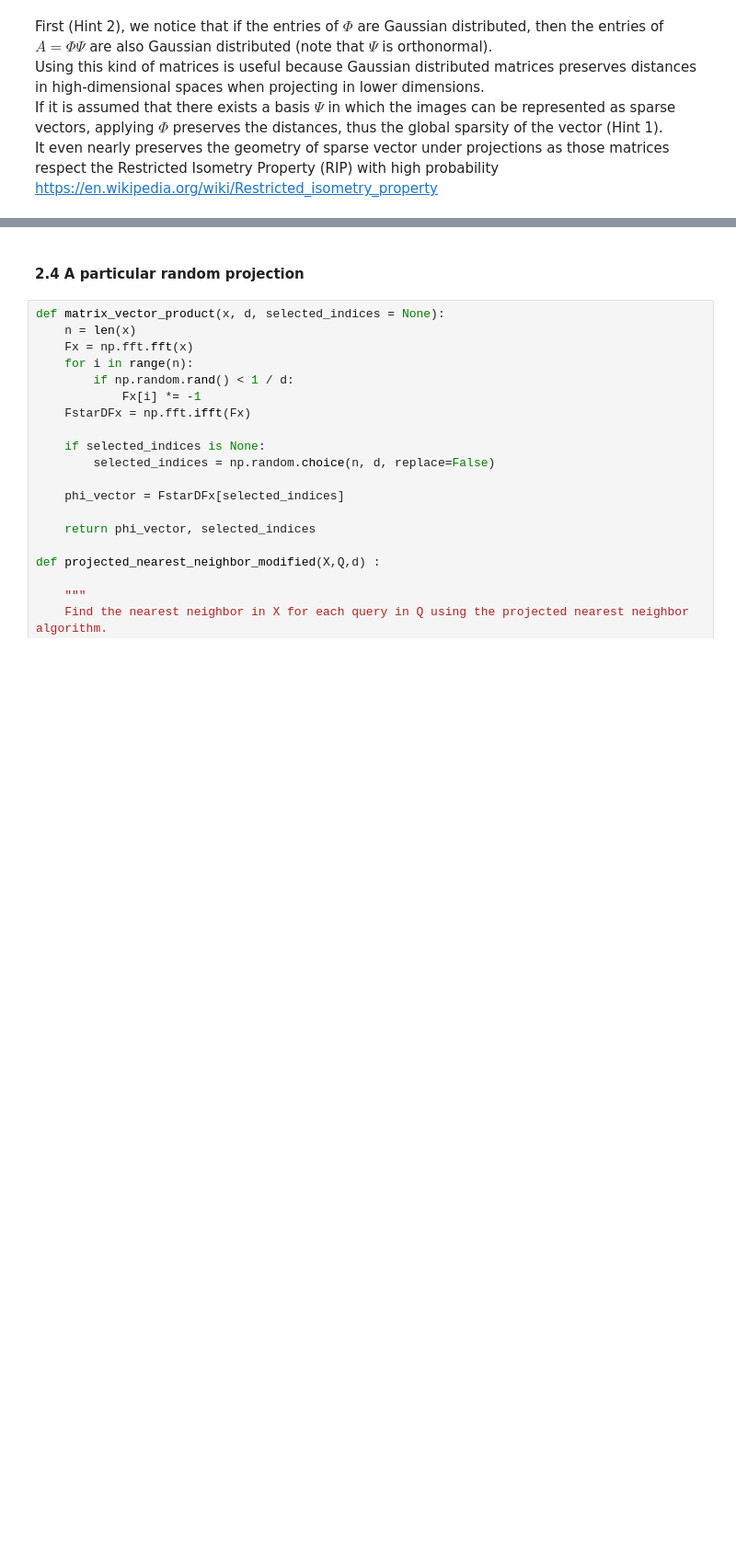
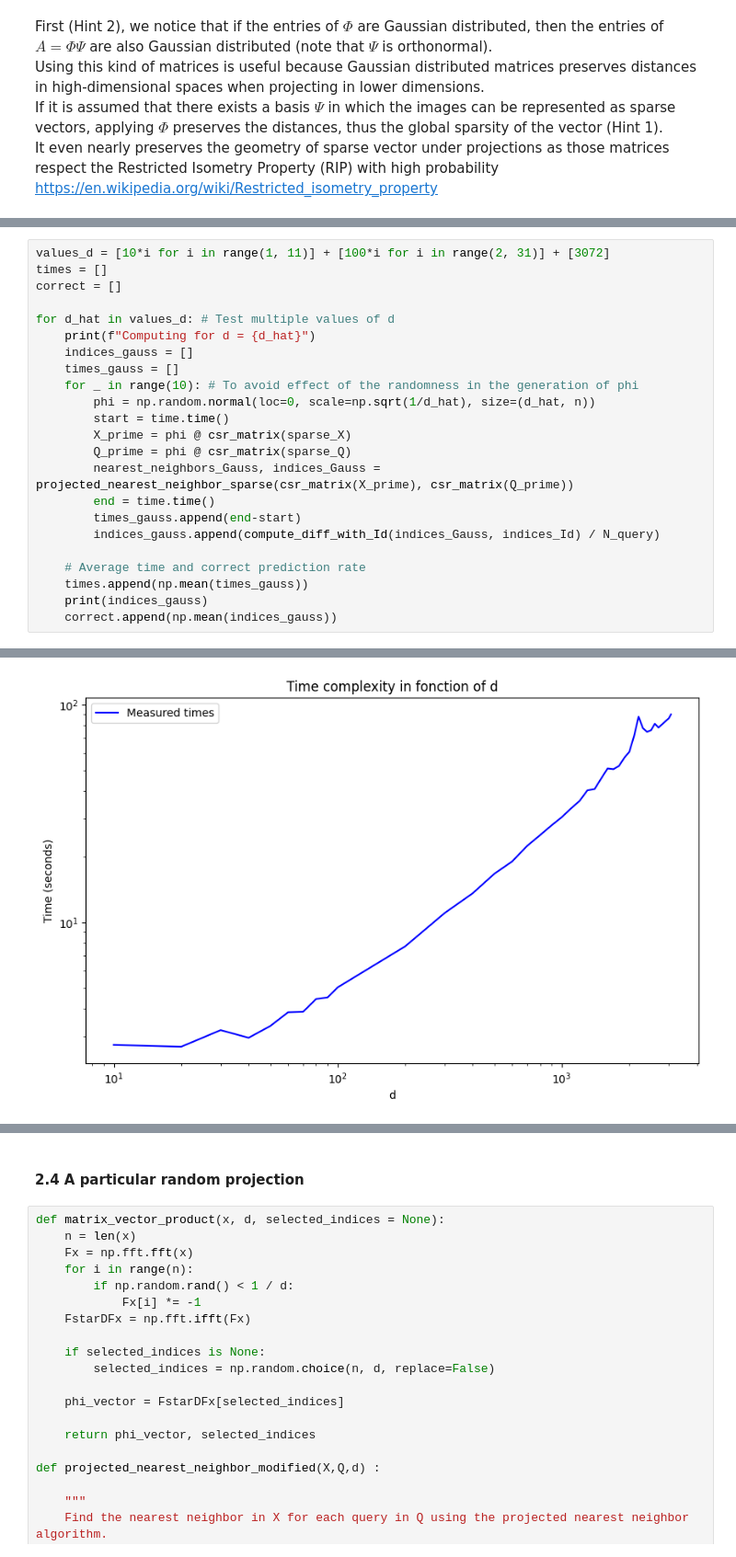
Before and after one commit to Alexis0903/LINMA2300, a Jupyter notebook: LINMA2300_project_1_V2_new.ipynb, the cells around one changed output, grey strips where cells are left out. Shown at 92% size. Drawn from its saved outputs; the diff is of its cells as text; blank space fills up the shorter version.

```diff
--- a/LINMA2300_project_1_V2_new.ipynb
+++ b/LINMA2300_project_1_V2_new.ipynb
@@ -377,0 +447,24 @@ https://en.wikipedia.org/wiki/Restricted_isometry_property
+# %%
+values_d = [10*i for i in range(1, 11)] + [100*i for i in range(2, 31)] + [3072]
+times = []
+correct = []
+
+for d_hat in values_d: # Test multiple values of d
+    print(f"Computing for d = {d_hat}")
+    indices_gauss = []
+    times_gauss = []
+    for _ in range(10): # To avoid effect of the randomness in the generation of phi
+        phi = np.random.normal(loc=0, scale=np.sqrt(1/d_hat), size=(d_hat, n))
+        start = time.time()
+        X_prime = phi @ csr_matrix(sparse_X)
+        Q_prime = phi @ csr_matrix(sparse_Q)
+        nearest_neighbors_Gauss, indices_Gauss = projected_nearest_neighbor_sparse(csr_matrix(X_prime), csr_matrix(Q_prime))
+        end = time.time()
+        times_gauss.append(end-start)
+        indices_gauss.append(compute_diff_with_Id(indices_Gauss, indices_Id) / N_query)
+
+    # Average time and correct prediction rate
+    times.append(np.mean(times_gauss))
+    print(indices_gauss)
+    correct.append(np.mean(indices_gauss))
+# %% [output]
@@ -377,0 +488 @@ https://en.wikipedia.org/wiki/Restricted_isometry_property
+[figure, added]
```
Also changed, not shown: parts of 6 cells of this notebook, 2 other files.
